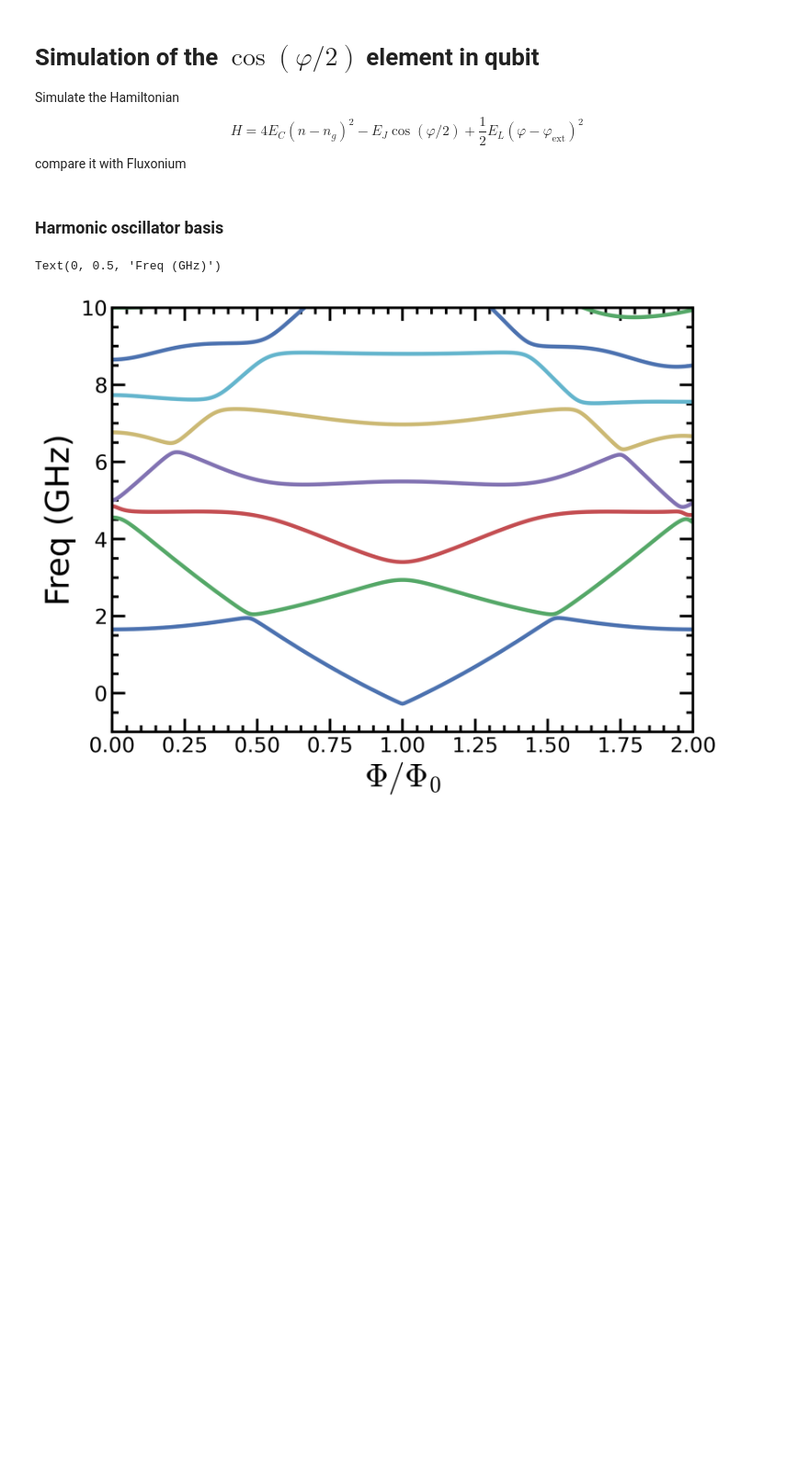
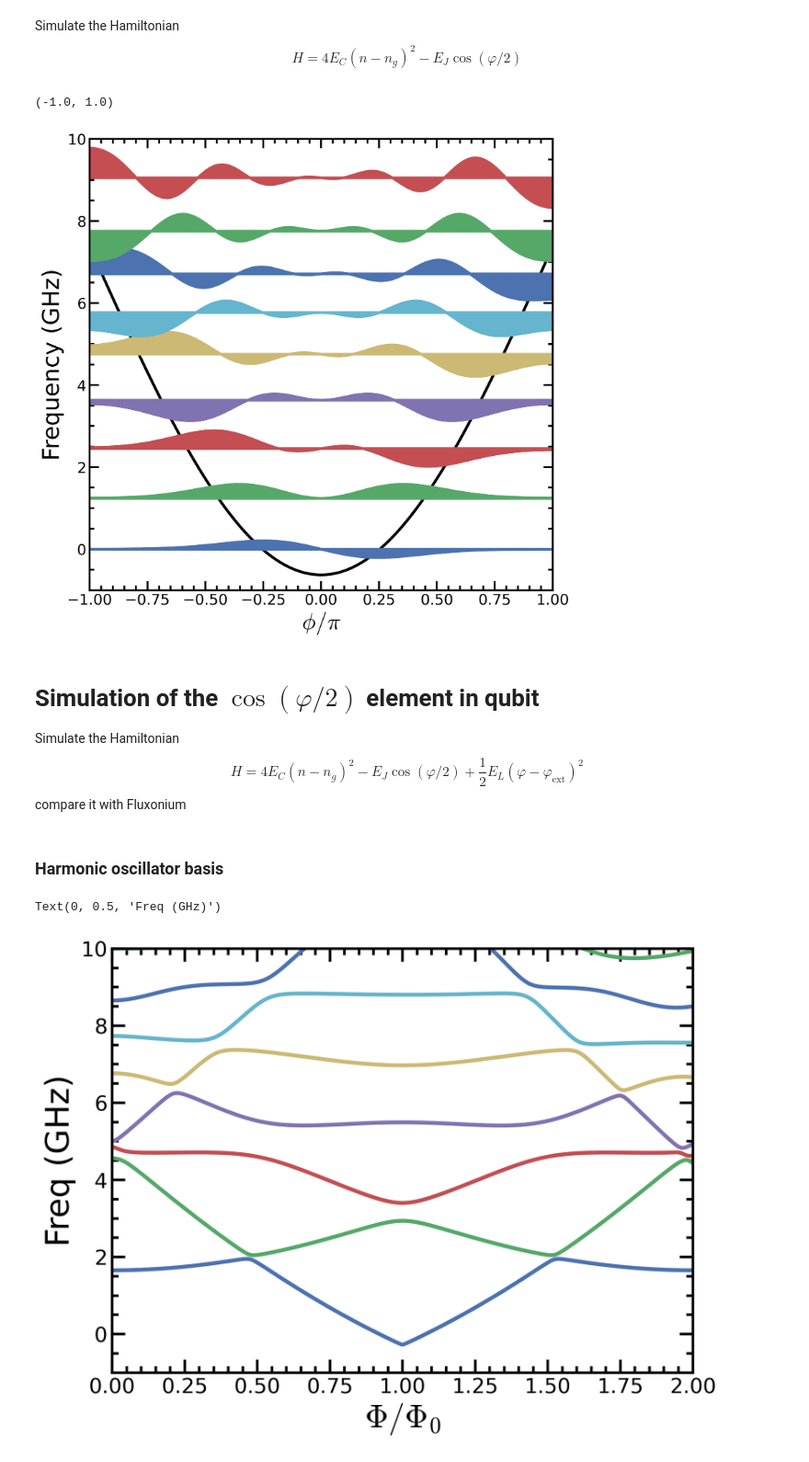
Before and after one commit to qnl/Fluxonium_berkeley, a Jupyter notebook: Notebooks/8. cos(0.5phi) qubit.ipynb, the cells around one changed output. Shown at 92% size. Cells and saved outputs as stored; diff of their text form; code cells hidden in the pictures; blank space fills up the shorter version.

```diff
--- a/Notebooks/8. cos(0.5phi) qubit.ipynb
+++ b/Notebooks/8. cos(0.5phi) qubit.ipynb
@@ -12,3 +14,39 @@ mpl.rcParams['figure.dpi']= 300
+# %% [markdown]
+Simulate the Hamiltonian
+$$
+H = 4E_C(n-n_g)^2 -E_J\cos(\varphi/2)
+$$
+# %%
+#Solve in phase basis
+Nphi = 601
+Ej = 8
+Ec = 0.1
+ng = 0.5
+phi = np.linspace(-np.pi,np.pi,2*Nphi+1)
+phi_op = np.diag(phi)
+cosphi2 = np.diag(np.cos(phi/2))
+cosphi2_op = Qobj(cosphi2)
+dphi = phi[-1]-phi[-2]
+dphi_coeff = -1.0j/(2*dphi)
+n_op = dphi_coeff*(np.diag(np.ones(2*Nphi), 1) - np.diag(np.ones(2*Nphi), -1))
+# print (commutator(Qobj(phi_op), Qobj(n_op)))
+def hamiltonian_phase(Ec, Ej, ng):
+#     m = 4*Ec*(Qobj(n_op)-ng)**2 - Ej*Qobj(phi_op).cosm()
+    m = 4*Ec*(Qobj(n_op)-ng)**2 - Ej*cosphi2_op
+    return m
+energies, wavefunction = hamiltonian_phase(Ec, Ej, ng).eigenstates()
+# %%
+plt.figure(figsize =[9,9])
+plt.plot(phi/np.pi, -Ej*np.cos(phi/2)-energies[0], color = 'k')
+for state_to_plot in range(0,17,2):
+    plt.plot(phi/np.pi, np.real(wavefunction[state_to_plot].full()[:,0])*10+energies[state_to_plot]-energies[0])
+plt.ylim([-1,10])
+plt.xlabel('$\phi / \pi$')
+plt.ylabel('Frequency (GHz)')
+plt.xlim([phi[0]/np.pi, phi[-1]/np.pi])
+# %% [output]
+(-1.0, 1.0)
+[figure, added]
 # %% [markdown]
 # Simulation of the $\cos(\varphi/2)$ element in qubit
 
```
Also changed, not shown: parts of 1 cell of this notebook, 3 other files.
